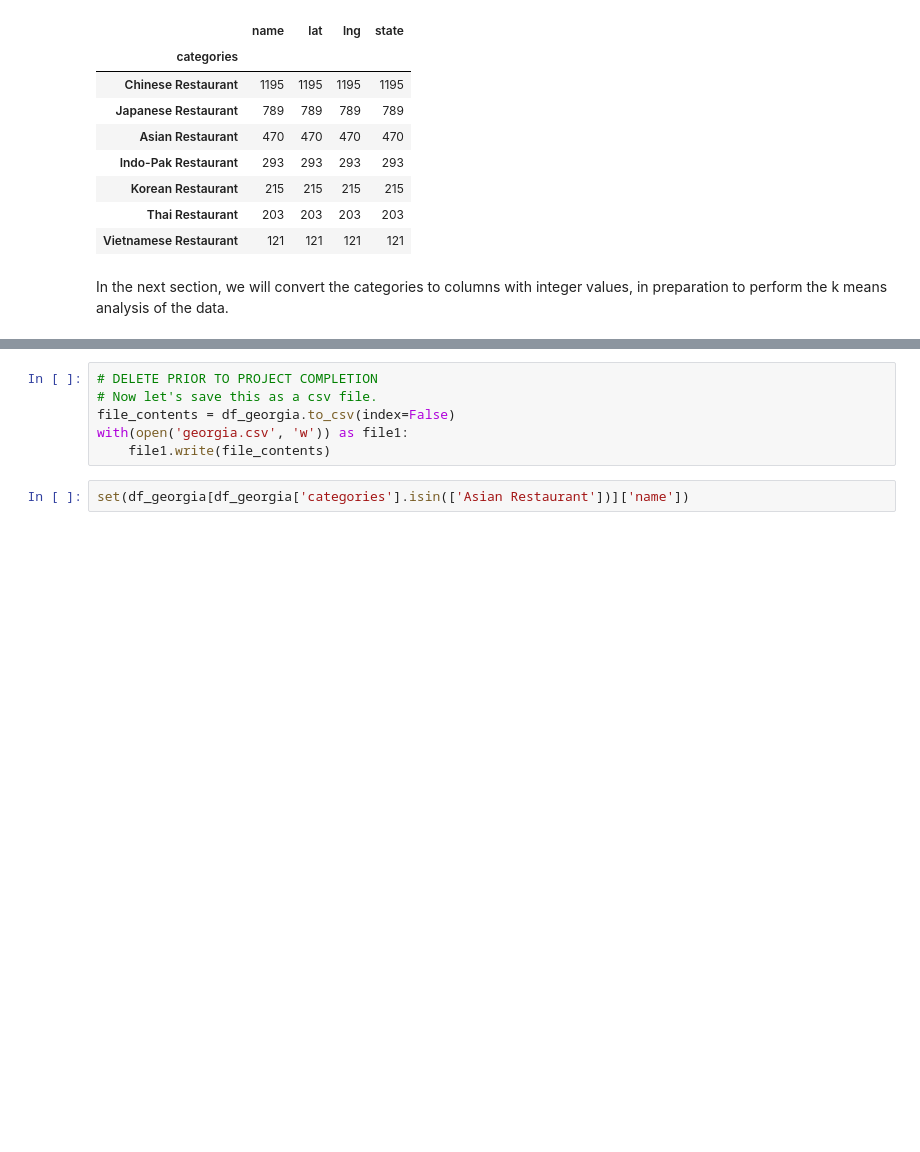
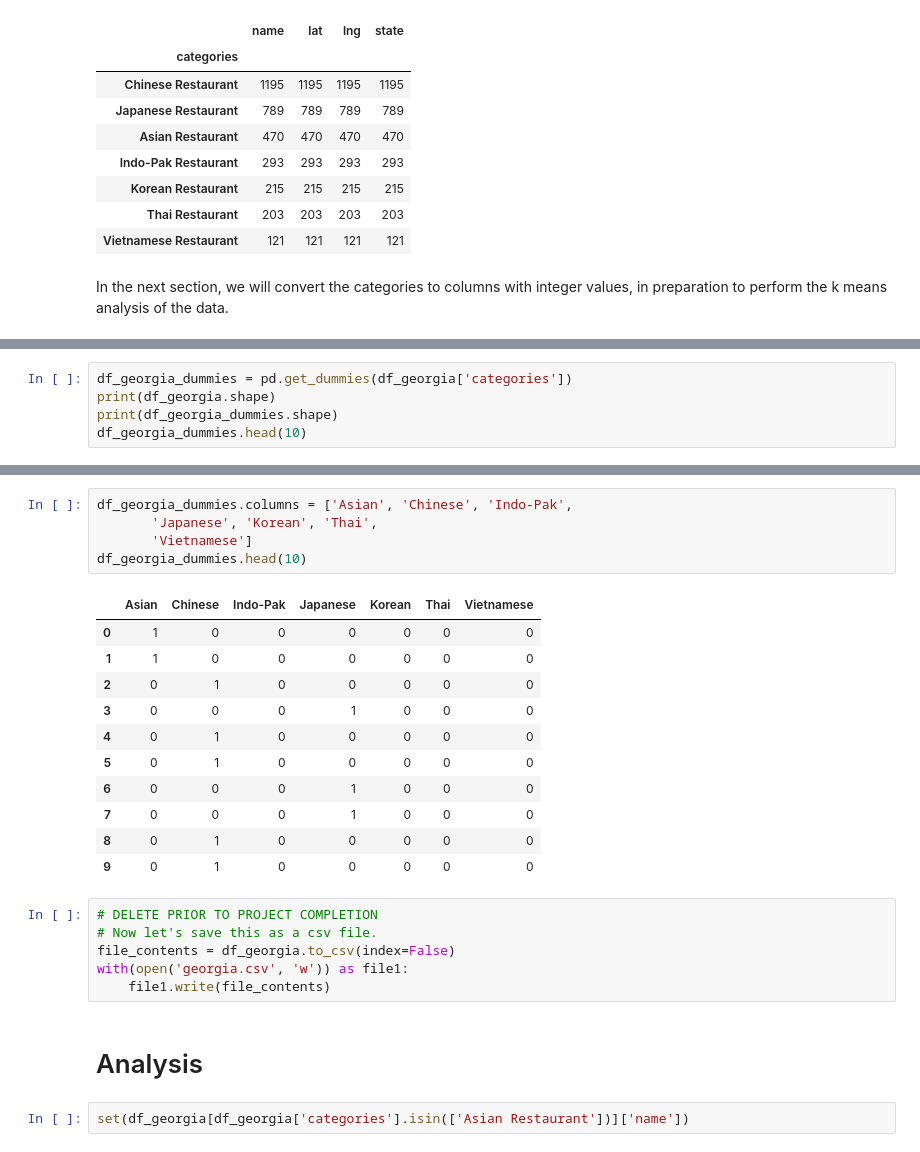
Before and after one commit to JamesDCage/Final-Week-0, a Jupyter notebook: Extracting_Data_from_Foursquare.ipynb, the cells around one changed output, grey strips where cells are left out. Cells and saved outputs as stored; diff of their text form; blank space fills up the shorter version.

```diff
--- a/Extracting_Data_from_Foursquare.ipynb
+++ b/Extracting_Data_from_Foursquare.ipynb
@@ -595,0 +605,5 @@ In the next section, we will convert the categories to columns with integer valu
+# %%
+df_georgia_dummies = pd.get_dummies(df_georgia['categories'])
+print(df_georgia.shape)
+print(df_georgia_dummies.shape)
+df_georgia_dummies.head(10)
@@ -596,9 +624,28 @@ In the next section, we will convert the categories to columns with integer valu
+# %%
+df_georgia_dummies.columns = ['Asian', 'Chinese', 'Indo-Pak',
+       'Japanese', 'Korean', 'Thai',
+       'Vietnamese']
+df_georgia_dummies.head(10)
+# %% [output]
+|  | Asian | Chinese | Indo-Pak | Japanese | Korean | Thai | Vietnamese |
+| 0 | 1 | 0 | 0 | 0 | 0 | 0 | 0 |
+| 1 | 1 | 0 | 0 | 0 | 0 | 0 | 0 |
+| 2 | 0 | 1 | 0 | 0 | 0 | 0 | 0 |
+| 3 | 0 | 0 | 0 | 1 | 0 | 0 | 0 |
+| 4 | 0 | 1 | 0 | 0 | 0 | 0 | 0 |
+| 5 | 0 | 1 | 0 | 0 | 0 | 0 | 0 |
+| 6 | 0 | 0 | 0 | 1 | 0 | 0 | 0 |
+| 7 | 0 | 0 | 0 | 1 | 0 | 0 | 0 |
+| 8 | 0 | 1 | 0 | 0 | 0 | 0 | 0 |
+| 9 | 0 | 1 | 0 | 0 | 0 | 0 | 0 |
 # %%
 # DELETE PRIOR TO PROJECT COMPLETION
 # Now let's save this as a csv file.
 file_contents = df_georgia.to_csv(index=False)
 with(open('georgia.csv', 'w')) as file1:
     file1.write(file_contents)
+# %% [markdown]
+# Analysis
 # %%
 set(df_georgia[df_georgia['categories'].isin(['Asian Restaurant'])]['name'])
 # %%
```
Also changed, not shown: parts of 5 cells of this notebook.
